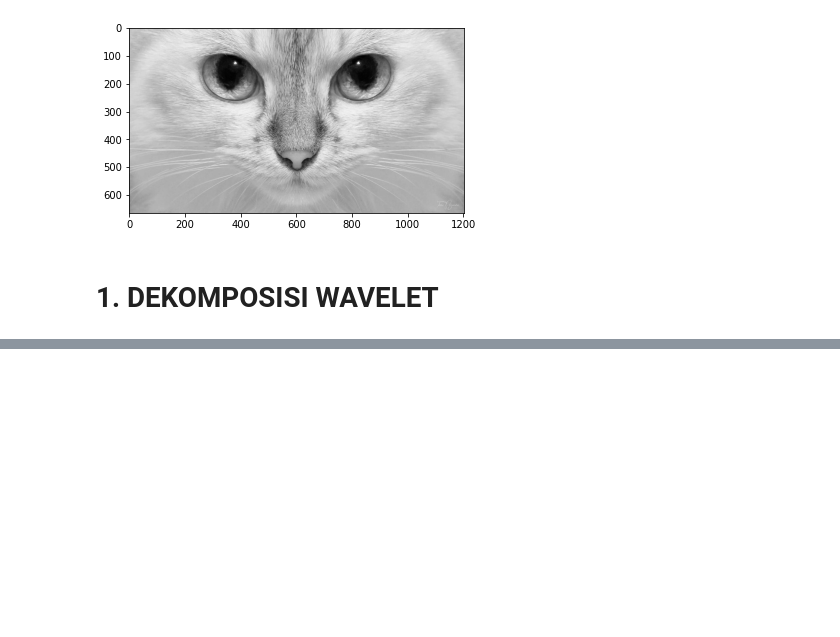
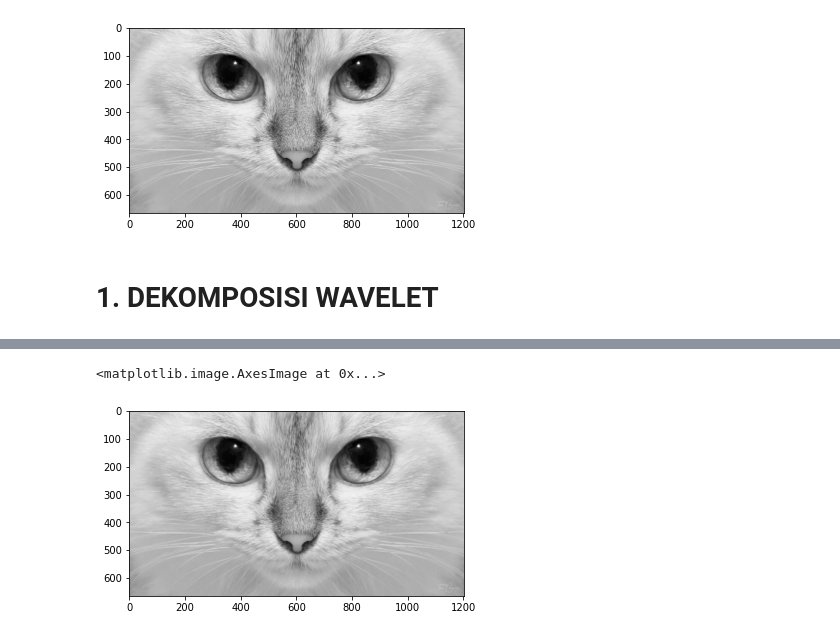
Before and after one commit to shafaio/PCD-Dasar, a Jupyter notebook: MODUL 4/jurnal.ipynb, the cells around one changed output, grey strips where cells are left out. Saved outputs shown, nothing was run; the diff lists cells and outputs as text; code cells hidden in the pictures; blank space fills up the shorter version.

```diff
--- a/MODUL 4/jurnal.ipynb
+++ b/MODUL 4/jurnal.ipynb
@@ -107,0 +125,48 @@ plt.imshow(result, cmap='gray')
+# %%
+#Fungsi untuk melakukan rekonstruksi citra
+def rekonstruksi(LL, LH, HL, HH):
+    tinggi_img, lebar_img = LL.shape #script ini berfungsi mengambil ukuran citra dekomposisi
+    t = tinggi_img*2; l = lebar_img*2 #script ini berfungsi menentukan ukuran citra rekonstruksi
+    image = np.zeros([t,l]) #script ini berfungsi sebagai wadah citra hasil rekonstruksi
+    LL2, LH2 = np.zeros([t,l]), np.zeros([t,l]) #script ini berfungsi sebagai wadah untuk melakukan rekonstruksi
+    HL2, HH2 = np.zeros([t,l]), np.zeros([t,l]) #script ini berfungsi sebagai wadah untuk melakukan rekonstruksi
+
+    #memberikan ruang kosong pada matrix
+    for i in range(0,t,2):
+        for j in range(0,l,2):
+            LL2[i][j] = LL[int(i/2)][int(j/2)]
+            LH2[i][j] = LH[int(i/2)][int(j/2)]
+            HL2[i][j] = HL[int(i/2)][int(j/2)]
+            HH2[i][j] = HH[int(i/2)][int(j/2)]
+
+    #mengisi baris yang kosong pada matrix citra
+    for i in range(1,t,2):
+        for j in range(l):
+            LL2[i][j]  = LL2[i-1][j]
+            LH2[i][j] -= LH2[i-1][j]
+            HL2[i][j]  = HL2[i-1][j]
+            HH2[i][j] -= HH2[i-1][j]
+    #mengisi kolom yang kosong pada matrix citra
+    for i in range(t):
+        for j in range(1,l,2):
+            LL2[i][j]  = LL2[i][j-1]
+            LH2[i][j]  = LH2[i][j-1]
+            HL2[i][j] -= HL2[i][j-1]
+            HH2[i][j] -= HH2[i][j-1]
+
+    #penggabungan LL, LH, HL, HH ke dalam satu matrix citra
+    for i in range(t):
+        for j in range(l):
+            image[i][j] += (LL2[i][j]+LH2[i][j]+HL2[i][j]+HH2[i][j])
+    return image #berfungsi untuk mengembalikan nilai berupa gambar
+# %%
+hasil = rekonstruksi (LL, LH, HL, HH)
+#membuat variabelhasil yang akan digunakan sebagai tempat menyimpan hasil dari pencarian nilai dari LL, LH, HL dan HH
+#hasil ini memiliki ukuran yang sama dengan rekonstruksi
+# %%
+plt.imshow(hasil, cmap='gray') #Script ini merupakan method show() yang akan digunakan
+#untuk menampilkan image/citra yang telah di panggil/inputkan dan script ini berfungsi
+#menampilkan gambar hasil dengan skala abu-abu
+# %% [output]
+<matplotlib.image.AxesImage at 0x...>
+[figure, added]
```
Also changed, not shown: parts of 17 cells of this notebook, 1 other file.
